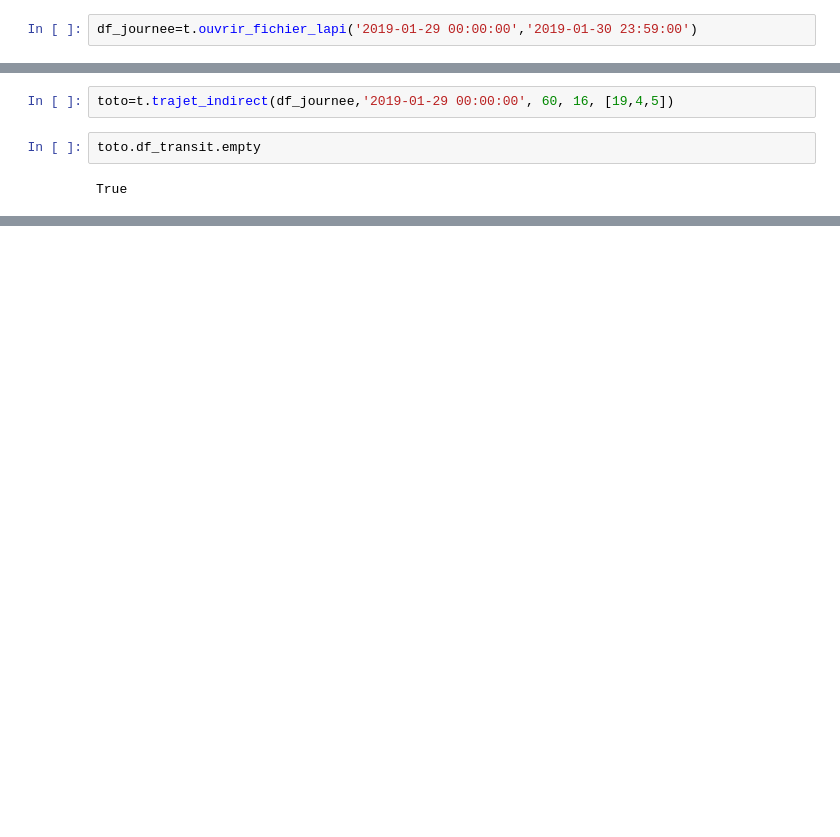
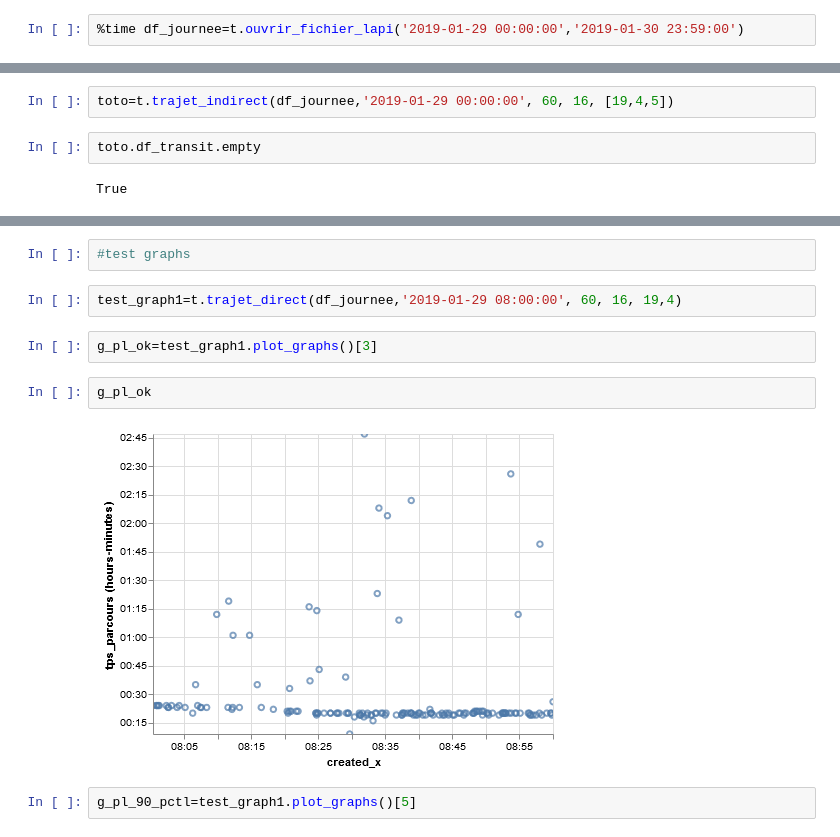
Before and after one commit to nantodevison/lapi, a Jupyter notebook: Carto_Lapi/Analyse/classe_traj_indirect.ipynb, the cells around one changed output, grey strips where cells are left out. Saved outputs shown, nothing was run; the diff lists cells and outputs as text; blank space fills up the shorter version.

```diff
--- a/Carto_Lapi/Analyse/classe_traj_indirect.ipynb
+++ b/Carto_Lapi/Analyse/classe_traj_indirect.ipynb
@@ -34,2 +17,2 @@ UnicodeDecodeError: 'utf-8' codec can't decode byte 0xe9 in position 85: invalid
 # %%
-df_journee=t.ouvrir_fichier_lapi('2019-01-29 00:00:00','2019-01-30 23:59:00')
+%time df_journee=t.ouvrir_fichier_lapi('2019-01-29 00:00:00','2019-01-30 23:59:00')
@@ -106,0 +106,12 @@ dico_od#pour verif
+# %%
+#test graphs
+# %%
+test_graph1=t.trajet_direct(df_journee,'2019-01-29 08:00:00', 60, 16, 19,4)
+# %%
+g_pl_ok=test_graph1.plot_graphs()[3]
+# %%
+g_pl_ok
+# %% [output]
+[figure, added]
+# %%
+g_pl_90_pctl=test_graph1.plot_graphs()[5]
```
Also changed, not shown: parts of 8 cells of this notebook.
